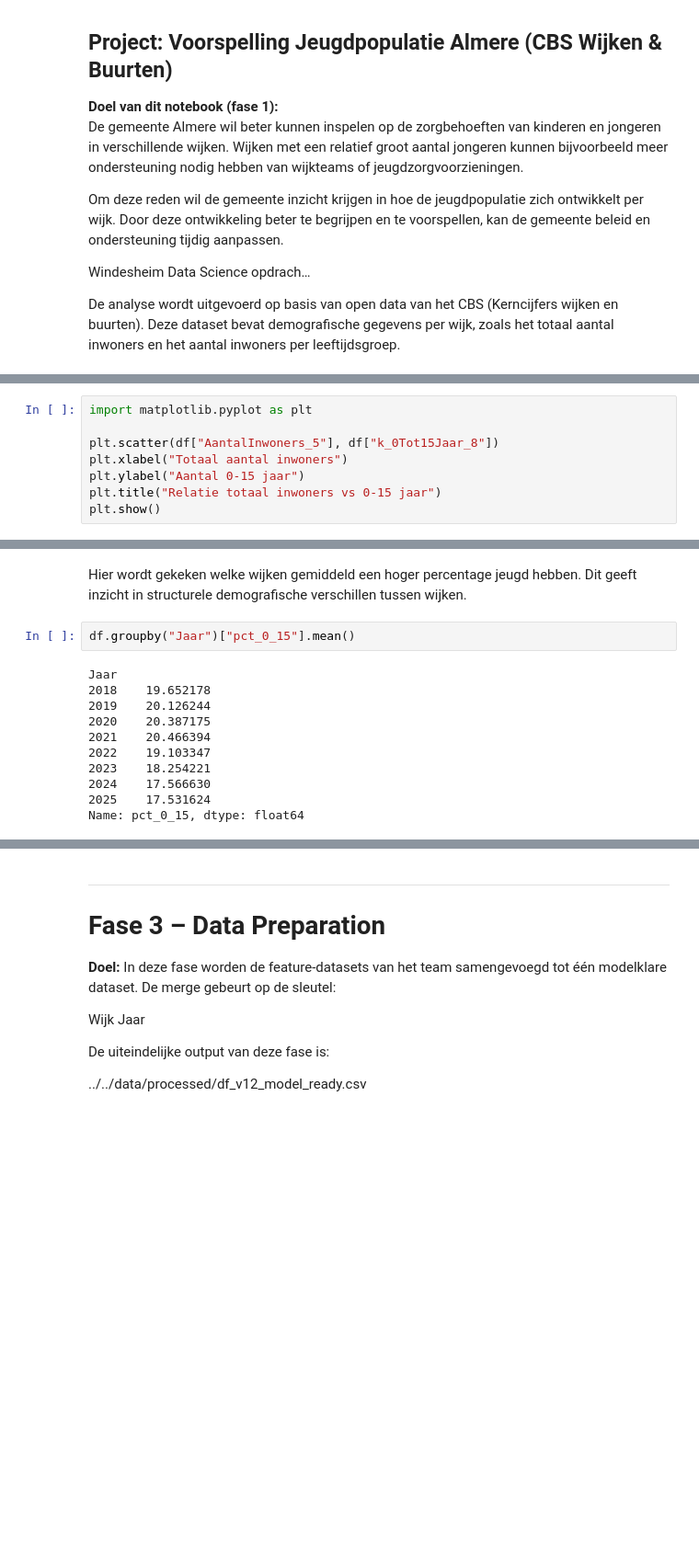
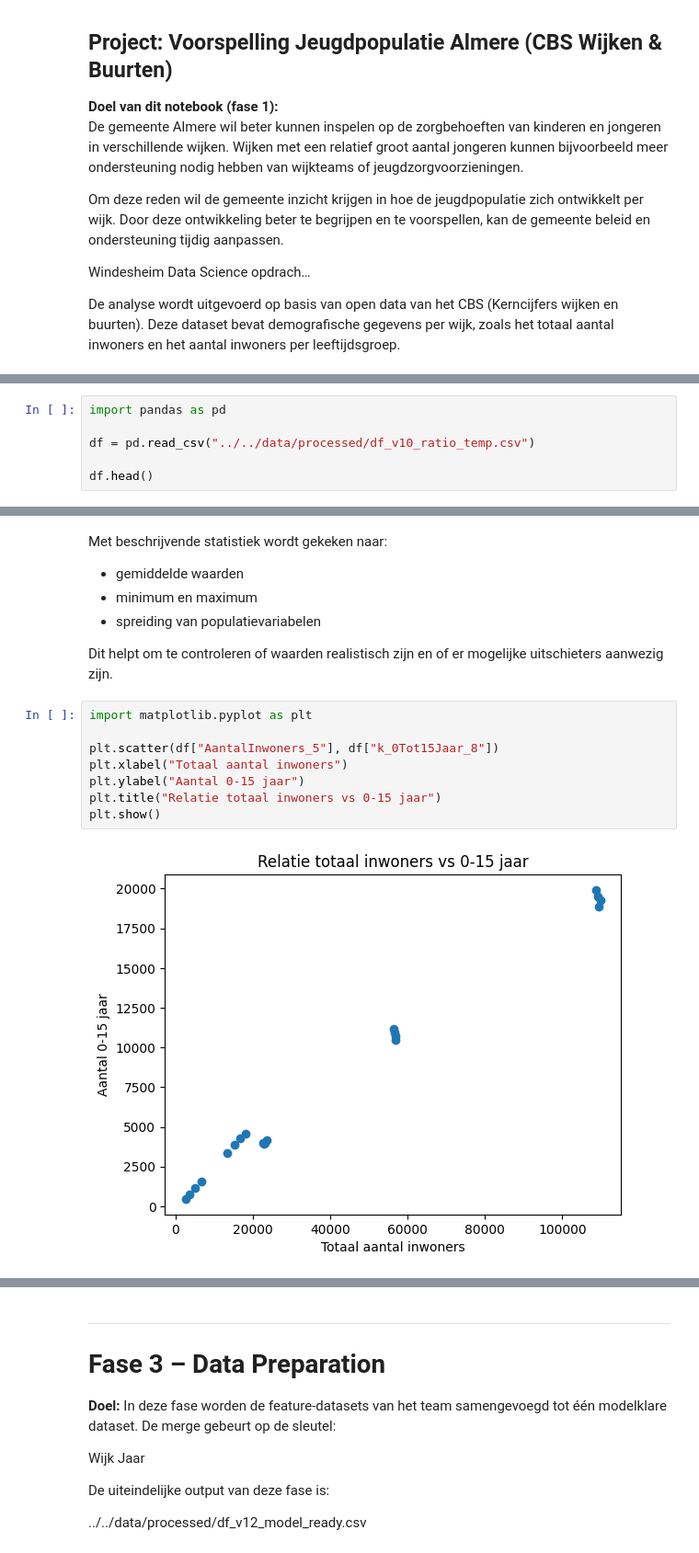
Before and after one commit to Ismael-991/almere-jeugd-voorspelling, a Jupyter notebook: notebooks/individual/Faysal_notebook.ipynb, the cells around one changed output, grey strips where cells are left out. Shown at 92% size. Cells and saved outputs as stored; diff of their text form; blank space fills up the shorter version.

```diff
--- a/notebooks/individual/Faysal_notebook.ipynb
+++ b/notebooks/individual/Faysal_notebook.ipynb
@@ -182,9 +85,7 @@ Door deze patronen te analyseren ontstaat een beter begrip van de demografische
 # %%
-import matplotlib.pyplot as plt
+import pandas as pd
 
-plt.scatter(df["AantalInwoners_5"], df["k_0Tot15Jaar_8"])
-plt.xlabel("Totaal aantal inwoners")
-plt.ylabel("Aantal 0-15 jaar")
-plt.title("Relatie totaal inwoners vs 0-15 jaar")
-plt.show()
+df = pd.read_csv("../../data/processed/df_v10_ratio_temp.csv")
+
+df.head()
 # %% [output]
@@ -227,17 +142,19 @@ Name: pct_0_15, dtype: float64
 # %% [markdown]
-Hier wordt gekeken welke wijken gemiddeld een hoger percentage jeugd hebben.
-Dit geeft inzicht in structurele demografische verschillen tussen wijken.
+Met beschrijvende statistiek wordt gekeken naar:
+
+- gemiddelde waarden
+- minimum en maximum
+- spreiding van populatievariabelen
+
+Dit helpt om te controleren of waarden realistisch zijn en of er mogelijke uitschieters aanwezig zijn.
 # %%
-df.groupby("Jaar")["pct_0_15"].mean()
+import matplotlib.pyplot as plt
+
+plt.scatter(df["AantalInwoners_5"], df["k_0Tot15Jaar_8"])
+plt.xlabel("Totaal aantal inwoners")
+plt.ylabel("Aantal 0-15 jaar")
+plt.title("Relatie totaal inwoners vs 0-15 jaar")
+plt.show()
 # %% [output]
-Jaar
-2018    19.652178
-2019    20.126244
-2020    20.387175
-2021    20.466394
-2022    19.103347
-2023    18.254221
-2024    17.566630
-2025    17.531624
-Name: pct_0_15, dtype: float64
+[figure, added]
 # %% [markdown]
```
Also changed, not shown: parts of 41 cells of this notebook.
